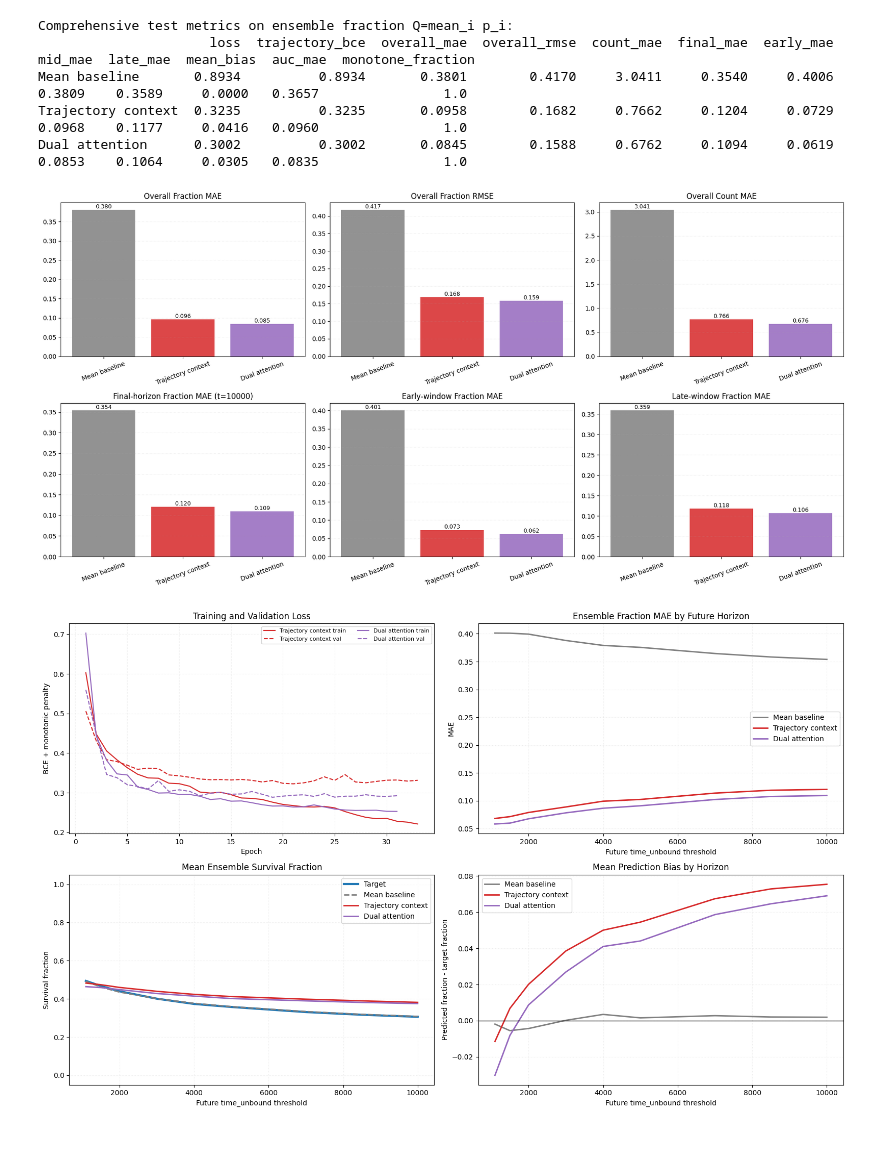
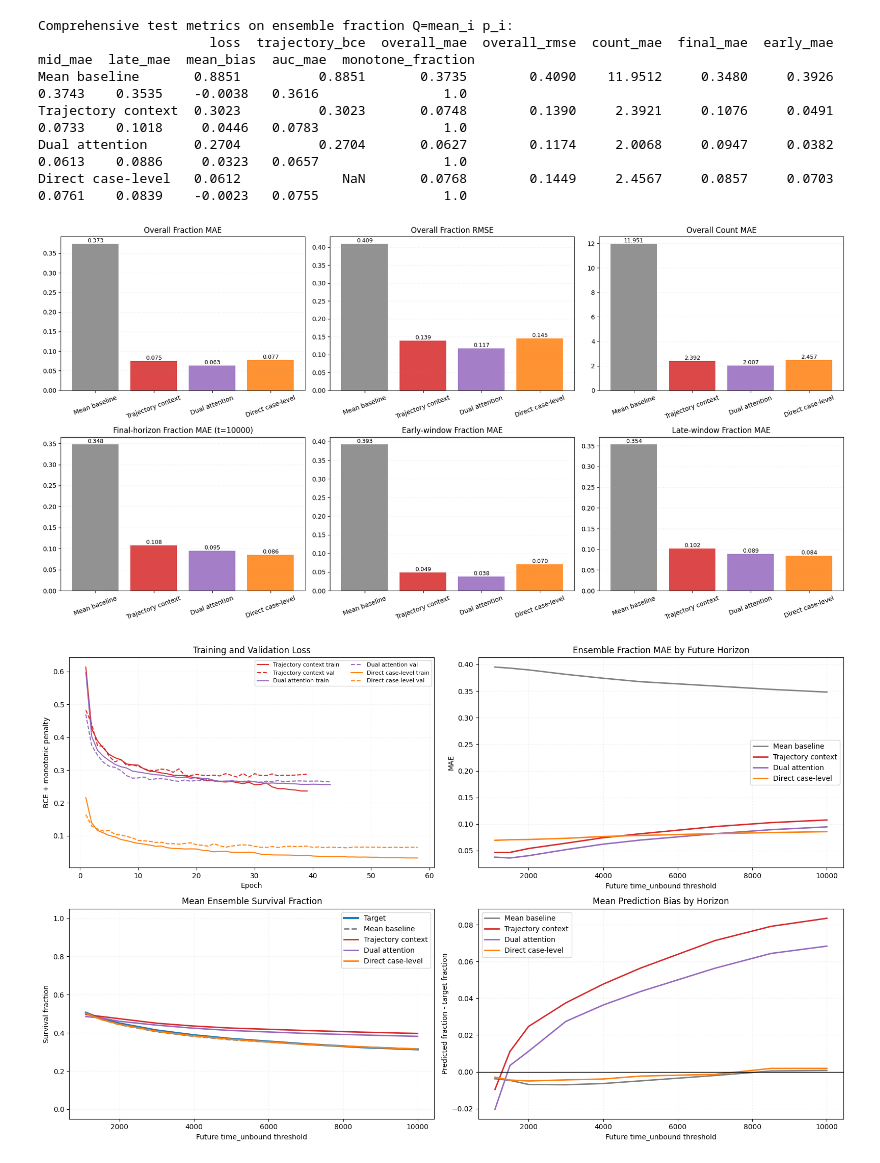
Before and after one commit to Simonwan03/stellar_dynamics_project, a Jupyter notebook: task_c.ipynb, the cells around one changed output. Saved outputs shown, nothing was run; the diff lists cells and outputs as text; code cells hidden in the pictures.

Commit message:
update the new dataset

```diff
--- a/task_c.ipynb
+++ b/task_c.ipynb
@@ -1516,6 +1592,24 @@ class DualAttentionTrajectorySurvivalModel(nn.Module):
         h_cat = torch.cat([h_traj, h_ens], dim=-1)
         return self.head(h_cat)
 # %%
+dual_train_loader = DataLoader(
+    TrajectorySurvivalDataset(X_set_train, y_train, q_train, n_train),
+    batch_size=DUAL_BATCH_SIZE,
+    shuffle=True,
+)
+dual_val_loader = DataLoader(
+    TrajectorySurvivalDataset(X_set_val, y_val, q_val, n_val),
+    batch_size=DUAL_BATCH_SIZE,
+    shuffle=False,
+)
+dual_test_loader = DataLoader(
+    TrajectorySurvivalDataset(X_set_test, y_test, q_test, n_test),
+    batch_size=DUAL_BATCH_SIZE,
+    shuffle=False,
+)
+
+print("Dual-attention batch size:", DUAL_BATCH_SIZE)
+
 dual_model = DualAttentionTrajectorySurvivalModel(
     input_dim=NUM_FEATURES,
     hidden_dim=DUAL_HIDDEN_DIM,
@@ -1527,8 +1621,8 @@ dual_model = DualAttentionTrajectorySurvivalModel(
 
 dual_model, dual_history, dual_fit_info = train_trajectory_model(
     dual_model,
-    train_loader=traj_train_loader,
-    val_loader=traj_val_loader,
+    train_loader=dual_train_loader,
+    val_loader=dual_val_loader,
     criterion=trajectory_criterion,
     epochs=DUAL_EPOCHS,
     lr=LR,
@@ -1540,8 +1634,8 @@ dual_model, dual_history, dual_fit_info = train_trajectory_model(
     early_stopping_min_delta=EARLY_STOPPING_MIN_DELTA,
 )
 
-dual_val_metrics = evaluate_trajectory_model(dual_model, traj_val_loader, trajectory_criterion)
-dual_test_metrics = evaluate_trajectory_model(dual_model, traj_test_loader, trajectory_criterion)
+dual_val_metrics = evaluate_trajectory_model(dual_model, dual_val_loader, trajectory_criterion)
+dual_test_metrics = evaluate_trajectory_model(dual_model, dual_test_loader, trajectory_criterion)
 
 print("Dual-attention trajectory fit info:", dual_fit_info)
 print()
@@ -1582,8 +1676,8 @@ model_styles = [
     ("Trajectory Context", traj_test_metrics["preds"], "tab:red", "^", "-", 1.8),
     ("Dual Attention", dual_test_metrics["preds"], "tab:purple", "D", "-", 2.0),
 ]
-if test_metrics is not None:
-    model_styles.insert(2, ("Legacy Flat", test_metrics["preds"], "tab:orange", "x", "-.", 1.8))
+if direct_test_metrics is not None:
+    model_styles.insert(2, ("Direct Case-Level", direct_test_metrics["preds"], "tab:orange", "x", "-.", 1.8))
 
 for ax, idx in zip(example_axes, example_ids):
     for label, values, color, marker, linestyle, linewidth in model_styles:
@@ -1644,10 +1738,10 @@ comparison_colors = {
     "Trajectory context": "tab:red",
     "Dual attention": "tab:purple",
 }
-if test_metrics is not None:
-    comparison_metrics["Legacy flat"] = test_metrics
-    comparison_histories["Legacy flat"] = history
-    comparison_colors["Legacy flat"] = "tab:orange"
+if direct_test_metrics is not None:
+    comparison_metrics["Direct case-level"] = direct_test_metrics
+    comparison_histories["Direct case-level"] = direct_history
+    comparison_colors["Direct case-level"] = "tab:orange"
 
 
 def add_curve_metrics(metrics: dict) -> dict:
@@ -1792,35 +1886,36 @@ axes[1].set_ylabel("Mean observed survival fraction")
 axes[1].set_xlim(-0.03, 1.03)
 axes[1].set_ylim(-0.03, 1.03)
 axes[1].grid(True, alpha=0.25, linestyle=":")
 axes[1].legend()
 
 plt.tight_layout()
 plt.show()
 
 best_model_name = summary_df["overall_mae"].idxmin()
 best_metrics = comparison_metrics[best_model_name]
 ordered_case_ids = np.argsort(np.mean(np.abs(best_metrics["preds"] - best_metrics["targets"]), axis=1))
 case_ids_to_plot = [ordered_case_ids[0], ordered_case_ids[len(ordered_case_ids) // 2], ordered_case_ids[-1]]
 case_titles = ["Best case", "Median-error case", "Worst case"]
 
 fig, axes = plt.subplots(1, 3, figsize=(18, 4.8), sharey=True)
 for ax, case_id, title in zip(axes, case_ids_to_plot, case_titles):
     ax.plot(FUTURE_TIMES, best_metrics["targets"][case_id], label="Target", color="tab:blue", linewidth=3)
     for name, metrics in comparison_metrics.items():
         ax.plot(FUTURE_TIMES, metrics["preds"][case_id], label=name, color=comparison_colors[name], linewidth=2, linestyle="--" if name == "Mean baseline" else "-")
     ax.set_title(f"{title}: test index {case_id} | best={best_model_name}")
     ax.set_xlabel("Future time_unbound threshold")
     ax.set_ylim(-0.05, 1.05)
     ax.grid(True, alpha=0.25, linestyle=":")
 axes[0].set_ylabel("Survival fraction")
 axes[-1].legend(loc="center left", bbox_to_anchor=(1.02, 0.5))
 plt.tight_layout()
 plt.show()
 # %% [output]
 Comprehensive test metrics on ensemble fraction Q=mean_i p_i:
                       loss  trajectory_bce  overall_mae  overall_rmse  count_mae  final_mae  early_mae  mid_mae  late_mae  mean_bias  auc_mae  monotone_fraction
-Mean baseline       0.8934          0.8934       0.3801        0.4170     3.0411     0.3540     0.4006   0.3809    0.3589     0.0000   0.3657                1.0
-Trajectory context  0.3235          0.3235       0.0958        0.1682     0.7662     0.1204     0.0729   0.0968    0.1177     0.0416   0.0960                1.0
-Dual attention      0.3002          0.3002       0.0845        0.1588     0.6762     0.1094     0.0619   0.0853    0.1064     0.0305   0.0835                1.0
+Mean baseline       0.8851          0.8851       0.3735        0.4090    11.9512     0.3480     0.3926   0.3743    0.3535    -0.0038   0.3616                1.0
+Trajectory context  0.3023          0.3023       0.0748        0.1390     2.3921     0.1076     0.0491   0.0733    0.1018     0.0446   0.0783                1.0
+Dual attention      0.2704          0.2704       0.0627        0.1174     2.0068     0.0947     0.0382   0.0613    0.0886     0.0323   0.0657                1.0
+Direct case-level   0.0612             NaN       0.0768        0.1449     2.4567     0.0857     0.0703   0.0761    0.0839    -0.0023   0.0755                1.0
-[figure, old version]
+[figure, new version]
-[figure, old version]
+[figure, new version]
```
Also changed, not shown: parts of 16 cells of this notebook, 4 other files.
